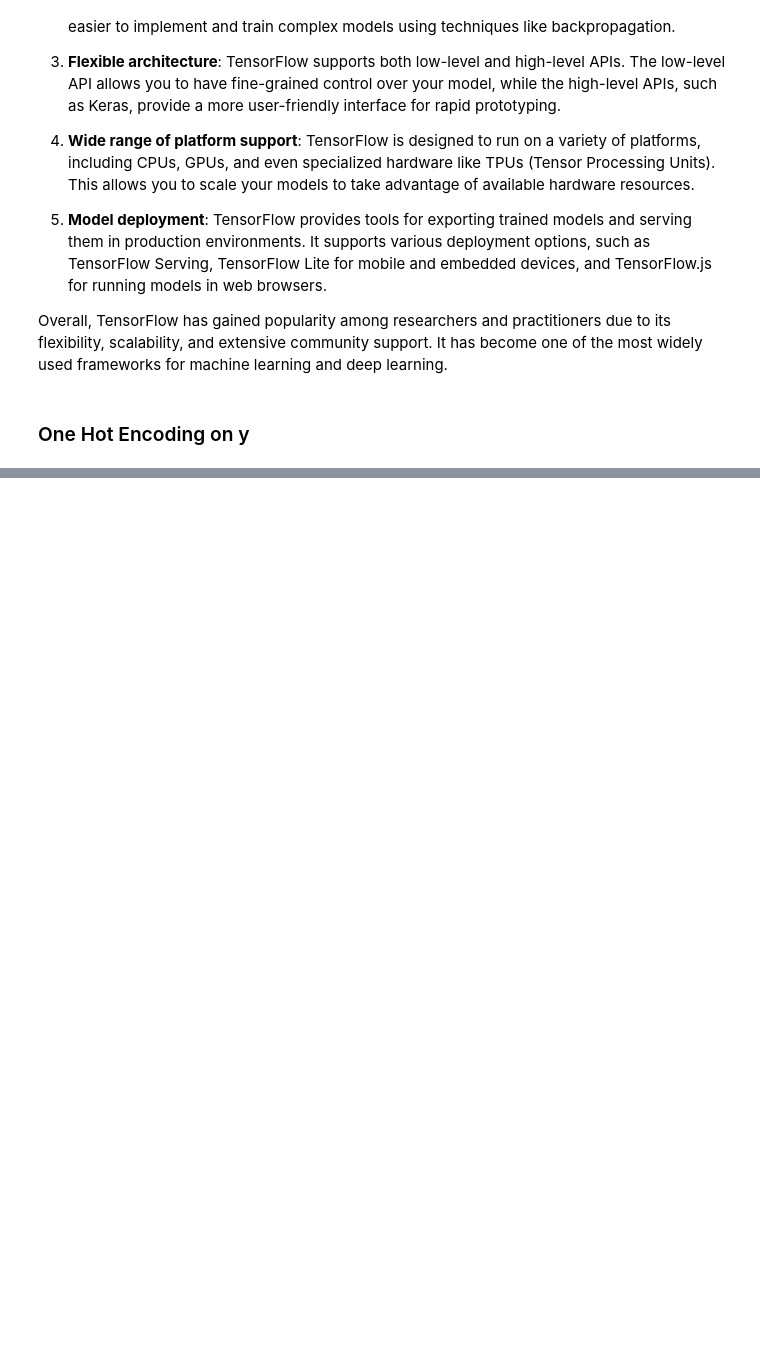
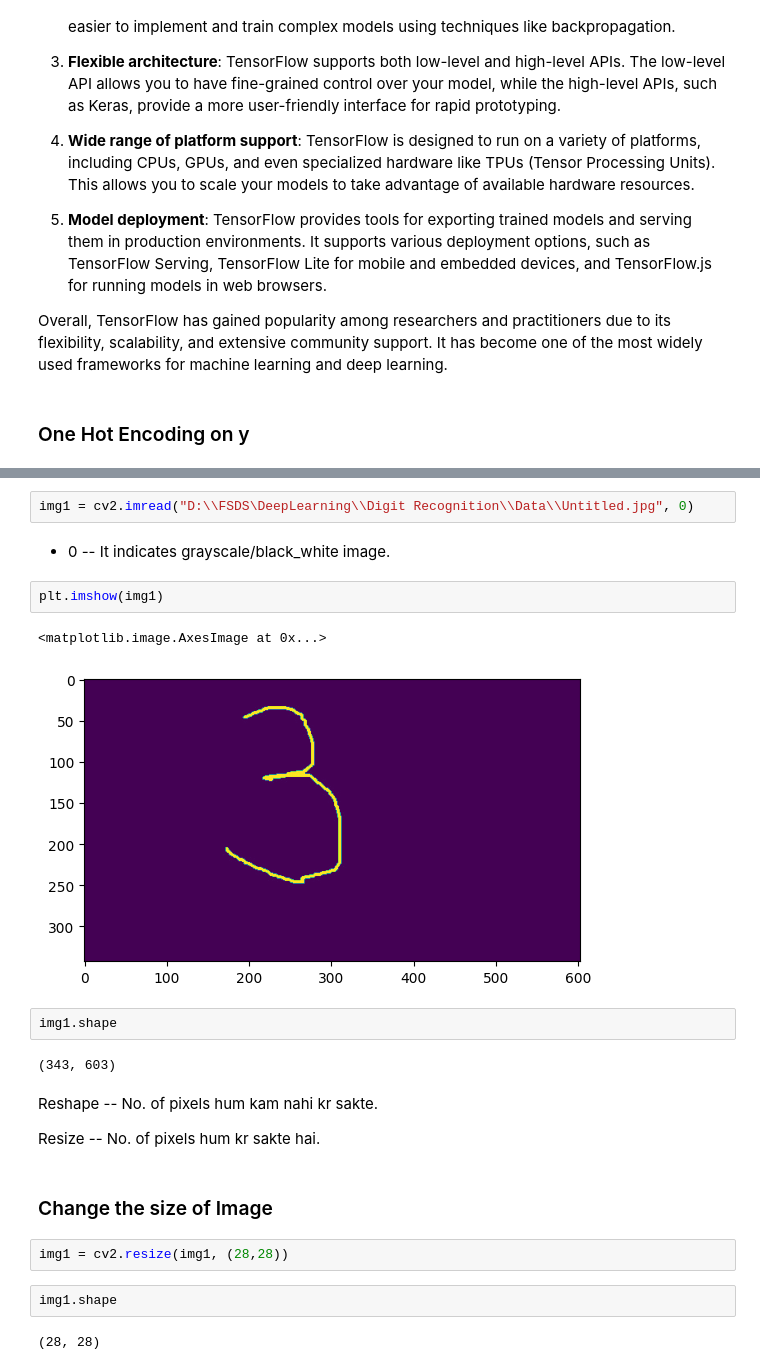
Before and after one commit to devkegovind/FSDS1, a Jupyter notebook: DeepLearning/Digit Recognition/dp.ipynb, the cells around one changed output, grey strips where cells are left out. Cells and saved outputs as stored; diff of their text form; blank space fills up the shorter version.

```diff
--- a/DeepLearning/Digit Recognition/dp.ipynb
+++ b/DeepLearning/Digit Recognition/dp.ipynb
@@ -118,0 +248,25 @@ Overall, TensorFlow has gained popularity among researchers and practitioners du
+# %%
+img1 = cv2.imread("D:\\FSDS\DeepLearning\\Digit Recognition\\Data\\Untitled.jpg", 0)
+# %% [markdown]
+- 0 -- It indicates grayscale/black_white image.
+# %%
+plt.imshow(img1)
+# %% [output]
+<matplotlib.image.AxesImage at 0x...>
+[figure, added]
+# %%
+img1.shape
+# %% [output]
+(343, 603)
+# %% [markdown]
+Reshape -- No. of pixels hum kam nahi kr sakte.
+
+Resize -- No. of pixels hum kr sakte hai.
+# %% [markdown]
+### Change the size of Image
+# %%
+img1 = cv2.resize(img1, (28,28))
+# %%
+img1.shape
+# %% [output]
+(28, 28)
```
Also changed, not shown: parts of 25 cells of this notebook, 2 other files.
